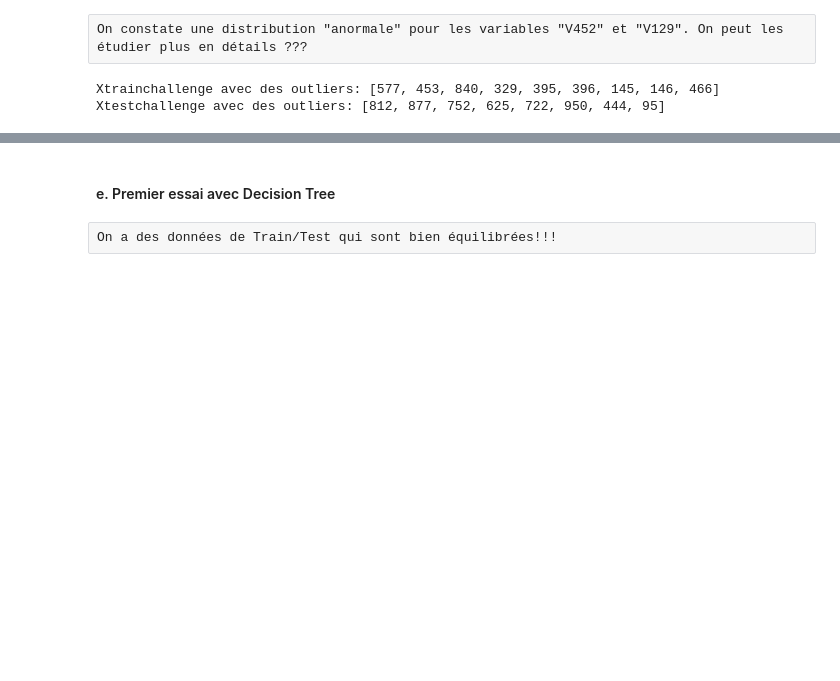
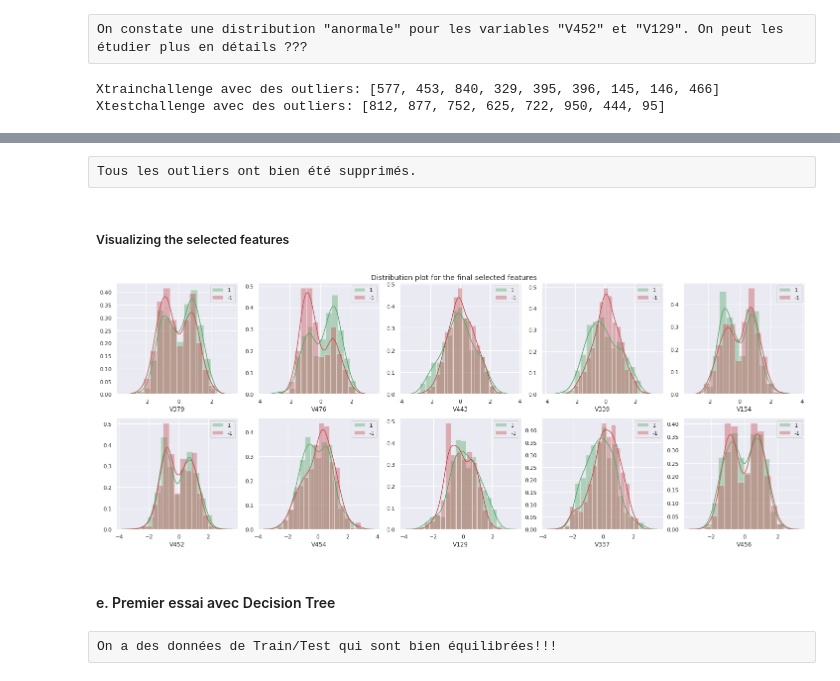
Before and after one commit to Malick-W/Projets, a Jupyter notebook: Statistique_en_grande_dimension/Notebook/WADE_Malick_Exercice_3_Challenge.ipynb, the cells around one changed output, grey strips where cells are left out. Drawn from its saved outputs; the diff is of its cells as text; code cells hidden in the pictures; blank space fills up the shorter version.

```diff
--- a/Statistique_en_grande_dimension/Notebook/WADE_Malick_Exercice_3_Challenge.ipynb
+++ b/Statistique_en_grande_dimension/Notebook/WADE_Malick_Exercice_3_Challenge.ipynb
@@ -449,11 +431,11 @@ On supprime les outliers dans Xtrainchallenge  ???
 # %%
-# print("Xtrainchallenge[Selected_features] avec outliers:")
-# print ("Lignes: " ,Xtrainchallenge[Selected_features].shape[0])
-# print ("Colonnes: " ,Xtrainchallenge[Selected_features].shape[1])
+print("Xtrainchallenge[Selected_features] avec outliers:")
+print ("Lignes: " ,Xtrainchallenge[Selected_features].shape[0])
+print ("Colonnes: " ,Xtrainchallenge[Selected_features].shape[1])
 
-# Xtrainchallenge = Xtrainchallenge[(z_train < 3).all(axis=1)] # On supprime les outliers dans Xtrainchallenge
-# Ytrainchallenge = Ytrainchallenge[(z_train < 3).all(axis=1)] # On supprime les labels des outliers dans Ytrainchallenge
+Xtrainchallenge = Xtrainchallenge[(z_train < 3).all(axis=1)] # On supprime les outliers dans Xtrainchallenge
+Ytrainchallenge = Ytrainchallenge[(z_train < 3).all(axis=1)] # On supprime les labels des outliers dans Ytrainchallenge
 
-# print("\nXtrainchallenge[Selected_features] sans outliers:")
-# print ("Lignes: " ,Xtrainchallenge[Selected_features].shape[0])
-# print ("Colonnes: " ,Xtrainchallenge[Selected_features].shape[1])
+print("\nXtrainchallenge[Selected_features] sans outliers:")
+print ("Lignes: " ,Xtrainchallenge[Selected_features].shape[0])
+print ("Colonnes: " ,Xtrainchallenge[Selected_features].shape[1])
@@ -465,3 +469,24 @@ On supprime les outliers dans Xtrainchallenge  ???
+# %% [raw]
+Tous les outliers ont bien été supprimés.
+# %% [markdown]
+##### Visualizing the selected features
+# %%
+data = pd.concat([Xtrainchallenge, Ytrainchallenge], axis=1)
+
+fig = plt.figure(figsize = (20, 8))
+j = 0
+for i in Selected_features:
+    plt.subplot(2, 5, j+1)
+    j += 1
+    sns.distplot(data[i][data['x']==1], color='g', label = '1')
+    sns.distplot(data[i][data['x']==-1], color='r', label = '-1')
+    plt.legend(loc='best')
+fig.suptitle('Distribution plot for the final selected features')
+fig.tight_layout()
+fig.subplots_adjust(top=0.95)
+plt.show()
+# %% [output]
+[figure, added]
 # %% [markdown]
 #### e. Premier essai avec Decision Tree
 # %%
```
Also changed, not shown: parts of 25 cells of this notebook.
